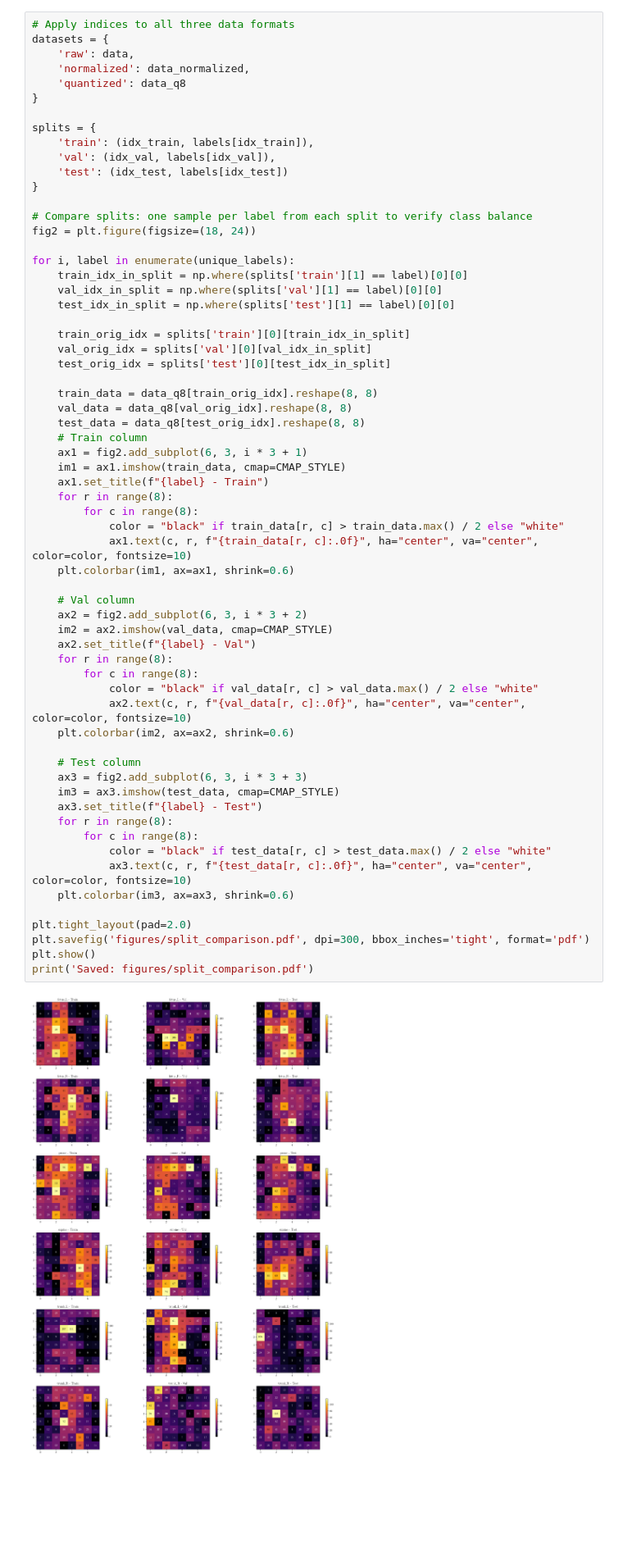
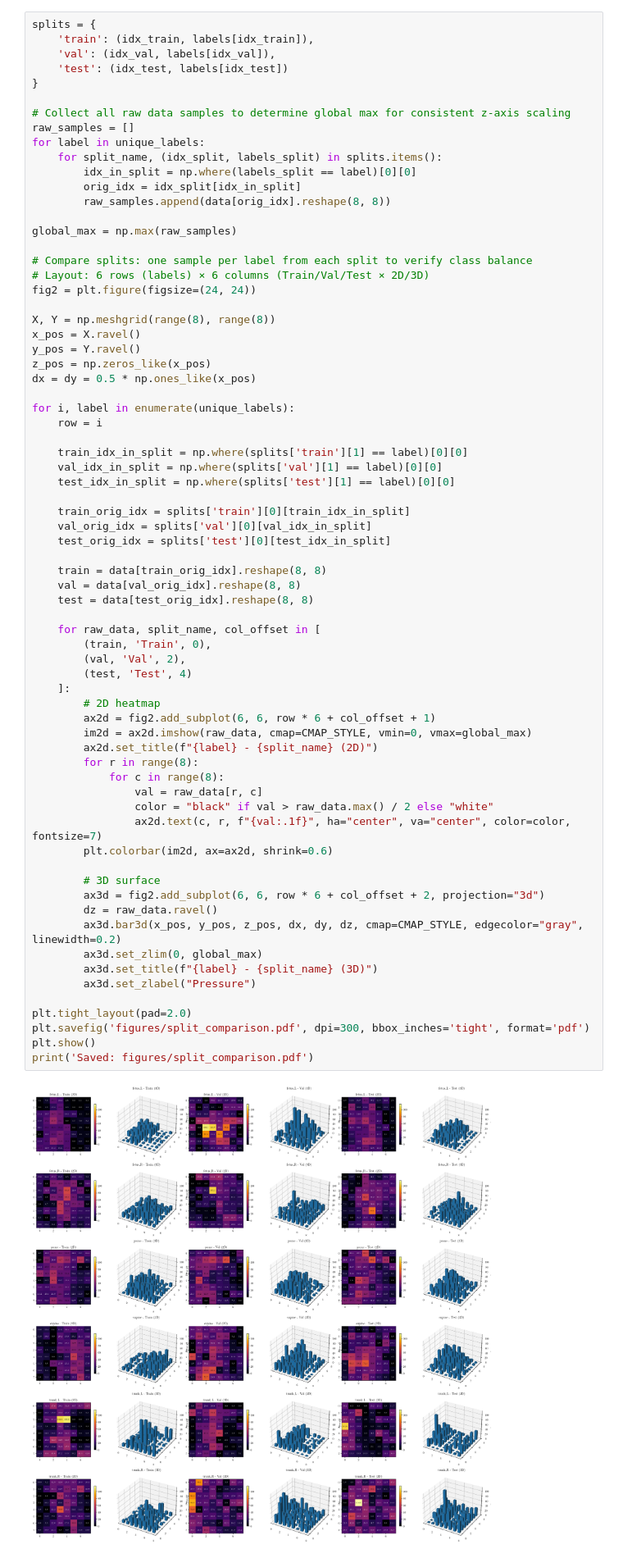
Before and after one commit to Jeison-HM/BedPosIP, a Jupyter notebook: dataset/data_prepration.ipynb, the cells around one changed output. Shown at 82% size. Cells and saved outputs as stored; diff of their text form; blank space fills up the shorter version.

Commit message:
chore(notebooks): general cleanup of dataset and model notebooks

```diff
--- a/dataset/data_prepration.ipynb
+++ b/dataset/data_prepration.ipynb
@@ -195,70 +93,77 @@ Class distribution:
   trunk_L: Train=20000, Val=10000, Test=20000
   trunk_R: Train=20000, Val=10000, Test=20000
 # %%
-# Apply indices to all three data formats
-datasets = {
-    'raw': data,
-    'normalized': data_normalized,
-    'quantized': data_q8
-}
-
 splits = {
     'train': (idx_train, labels[idx_train]),
     'val': (idx_val, labels[idx_val]),
     'test': (idx_test, labels[idx_test])
 }
 
+# Collect all raw data samples to determine global max for consistent z-axis scaling
+raw_samples = []
+for label in unique_labels:
+    for split_name, (idx_split, labels_split) in splits.items():
+        idx_in_split = np.where(labels_split == label)[0][0]
+        orig_idx = idx_split[idx_in_split]
+        raw_samples.append(data[orig_idx].reshape(8, 8))
+
+global_max = np.max(raw_samples)
+
 # Compare splits: one sample per label from each split to verify class balance
-fig2 = plt.figure(figsize=(18, 24))
+# Layout: 6 rows (labels) × 6 columns (Train/Val/Test × 2D/3D)
+fig2 = plt.figure(figsize=(24, 24))
+
+X, Y = np.meshgrid(range(8), range(8))
+x_pos = X.ravel()
+y_pos = Y.ravel()
+z_pos = np.zeros_like(x_pos)
+dx = dy = 0.5 * np.ones_like(x_pos)
 
 for i, label in enumerate(unique_labels):
+    row = i
+
     train_idx_in_split = np.where(splits['train'][1] == label)[0][0]
     val_idx_in_split = np.where(splits['val'][1] == label)[0][0]
     test_idx_in_split = np.where(splits['test'][1] == label)[0][0]
 
     train_orig_idx = splits['train'][0][train_idx_in_split]
     val_orig_idx = splits['val'][0][val_idx_in_split]
     test_orig_idx = splits['test'][0][test_idx_in_split]
 
-    train_data = data_q8[train_orig_idx].reshape(8, 8)
-    val_data = data_q8[val_orig_idx].reshape(8, 8)
-    test_data = data_q8[test_orig_idx].reshape(8, 8)
-    # Train column
-    ax1 = fig2.add_subplot(6, 3, i * 3 + 1)
-    im1 = ax1.imshow(train_data, cmap=CMAP_STYLE)
-    ax1.set_title(f"{label} - Train")
-    for r in range(8):
-        for c in range(8):
-            color = "black" if train_data[r, c] > train_data.max() / 2 else "white"
-            ax1.text(c, r, f"{train_data[r, c]:.0f}", ha="center", va="center", color=color, fontsize=10)
-    plt.colorbar(im1, ax=ax1, shrink=0.6)
+    train = data[train_orig_idx].reshape(8, 8)
+    val = data[val_orig_idx].reshape(8, 8)
+    test = data[test_orig_idx].reshape(8, 8)
 
-    # Val column
-    ax2 = fig2.add_subplot(6, 3, i * 3 + 2)
-    im2 = ax2.imshow(val_data, cmap=CMAP_STYLE)
-    ax2.set_title(f"{label} - Val")
-    for r in range(8):
-        for c in range(8):
-            color = "black" if val_data[r, c] > val_data.max() / 2 else "white"
-            ax2.text(c, r, f"{val_data[r, c]:.0f}", ha="center", va="center", color=color, fontsize=10)
-    plt.colorbar(im2, ax=ax2, shrink=0.6)
+    for raw_data, split_name, col_offset in [
+        (train, 'Train', 0),
+        (val, 'Val', 2),
+        (test, 'Test', 4)
+    ]:
+        # 2D heatmap
+        ax2d = fig2.add_subplot(6, 6, row * 6 + col_offset + 1)
+        im2d = ax2d.imshow(raw_data, cmap=CMAP_STYLE, vmin=0, vmax=global_max)
+        ax2d.set_title(f"{label} - {split_name} (2D)")
+        for r in range(8):
+            for c in range(8):
+                val = raw_data[r, c]
+                color = "black" if val > raw_data.max() / 2 else "white"
+                ax2d.text(c, r, f"{val:.1f}", ha="center", va="center", color=color, fontsize=7)
+        plt.colorbar(im2d, ax=ax2d, shrink=0.6)
 
-    # Test column
-    ax3 = fig2.add_subplot(6, 3, i * 3 + 3)
-    im3 = ax3.imshow(test_data, cmap=CMAP_STYLE)
-    ax3.set_title(f"{label} - Test")
-    for r in range(8):
-        for c in range(8):
-            color = "black" if test_data[r, c] > test_data.max() / 2 else "white"
-            ax3.text(c, r, f"{test_data[r, c]:.0f}", ha="center", va="center", color=color, fontsize=10)
-    plt.colorbar(im3, ax=ax3, shrink=0.6)
+        # 3D surface
+        ax3d = fig2.add_subplot(6, 6, row * 6 + col_offset + 2, projection="3d")
+        dz = raw_data.ravel()
+        ax3d.bar3d(x_pos, y_pos, z_pos, dx, dy, dz, cmap=CMAP_STYLE, edgecolor="gray", linewidth=0.2)
+        ax3d.set_zlim(0, global_max)
+        ax3d.set_title(f"{label} - {split_name} (3D)")
+        ax3d.set_zlabel("Pressure")
 
 plt.tight_layout(pad=2.0)
 plt.savefig('figures/split_comparison.pdf', dpi=300, bbox_inches='tight', format='pdf')
 plt.show()
 print('Saved: figures/split_comparison.pdf')
 # %% [output]
-[figure, old version]
+[figure, new version]
 Saved: figures/split_comparison.pdf
 # %% [markdown]
 ## Posture Combination
```
Also changed, not shown: parts of 12 cells of this notebook, 5 other files.
